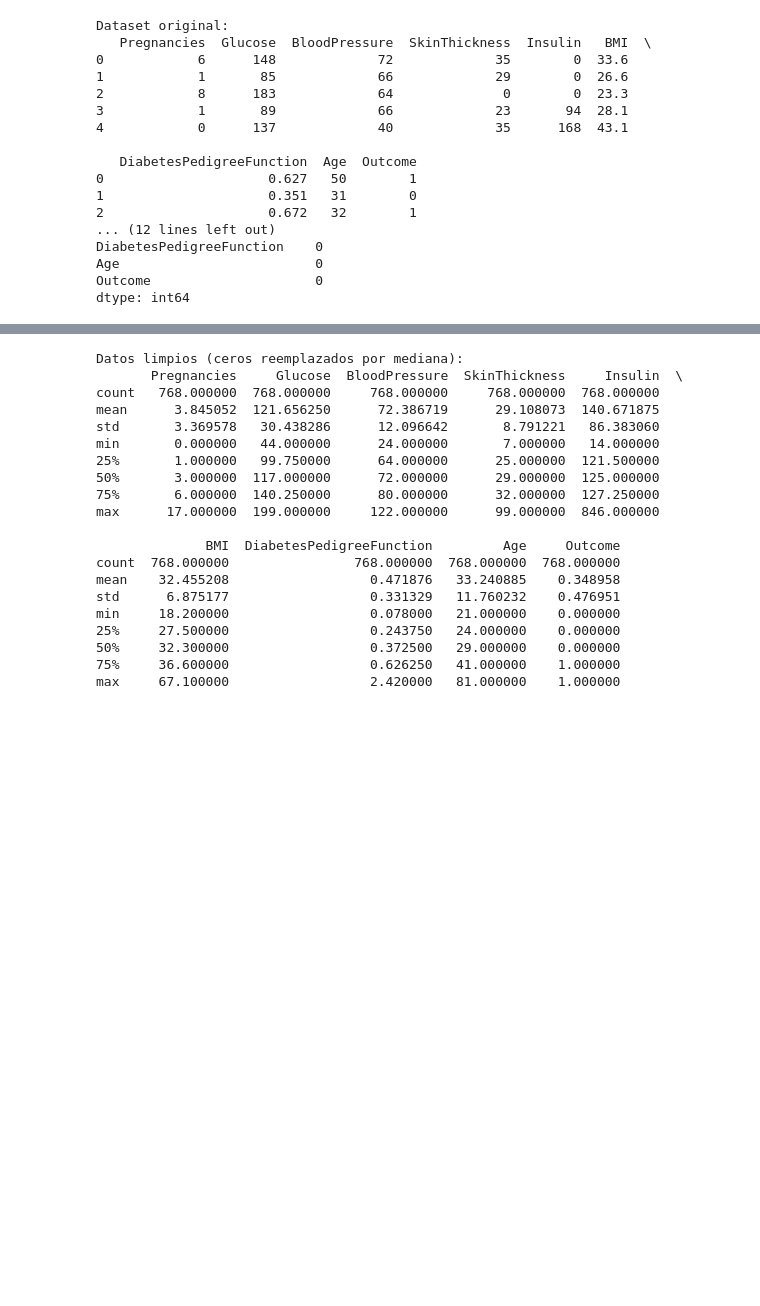
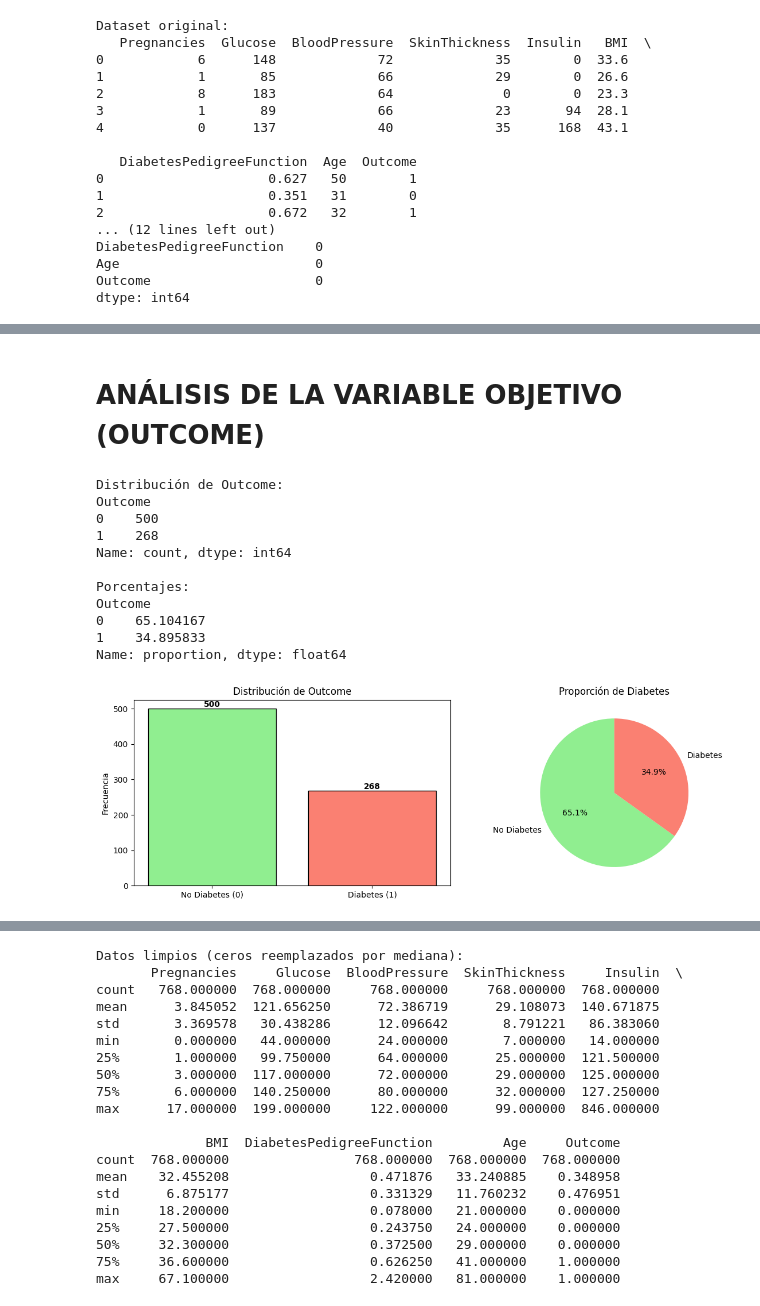
Before and after one commit to 4GeeksAcademy/palomagondim-intro-ml, a Jupyter notebook: src/04-decisiontree.ipynb, the cells around one changed output, grey strips where cells are left out. Cells and saved outputs as stored; diff of their text form; code cells hidden in the pictures; blank space fills up the shorter version.

```diff
--- a/src/04-decisiontree.ipynb
+++ b/src/04-decisiontree.ipynb
@@ -42,0 +78,40 @@ dtype: int64
+# %% [markdown]
+# ANÁLISIS DE LA VARIABLE OBJETIVO (OUTCOME)
+# %%
+# Distribución
+print("\nDistribución de Outcome:")
+print(df['Outcome'].value_counts())
+print("\nPorcentajes:")
+print(df['Outcome'].value_counts(normalize=True) * 100)
+
+# Visualización
+fig, (ax1, ax2) = plt.subplots(1, 2, figsize=(12, 4))
+
+# Gráfico de barras
+counts = df['Outcome'].value_counts()
+ax1.bar(['No Diabetes (0)', 'Diabetes (1)'], counts.values, color=['lightgreen', 'salmon'], edgecolor='black')
+ax1.set_title('Distribución de Outcome')
+ax1.set_ylabel('Frecuencia')
+for i, v in enumerate(counts.values):
+    ax1.text(i, v + 5, str(v), ha='center', fontweight='bold')
+
+# Gráfico de pastel
+ax2.pie(counts.values, labels=['No Diabetes', 'Diabetes'], autopct='%1.1f%%',
+        colors=['lightgreen', 'salmon'], startangle=90)
+ax2.set_title('Proporción de Diabetes')
+
+plt.tight_layout()
+plt.show()
+# %% [output]
+Distribución de Outcome:
+Outcome
+0    500
+1    268
+Name: count, dtype: int64
+
+Porcentajes:
+Outcome
+0    65.104167
+1    34.895833
+Name: proportion, dtype: float64
+[figure, added]
```
Also changed, not shown: parts of 16 cells of this notebook, 2 other files.
